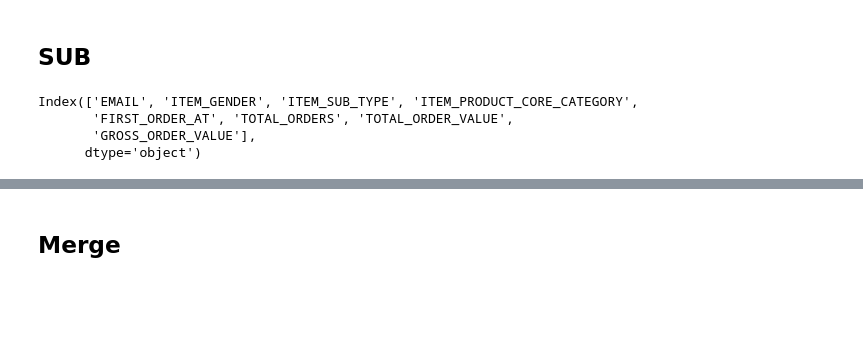
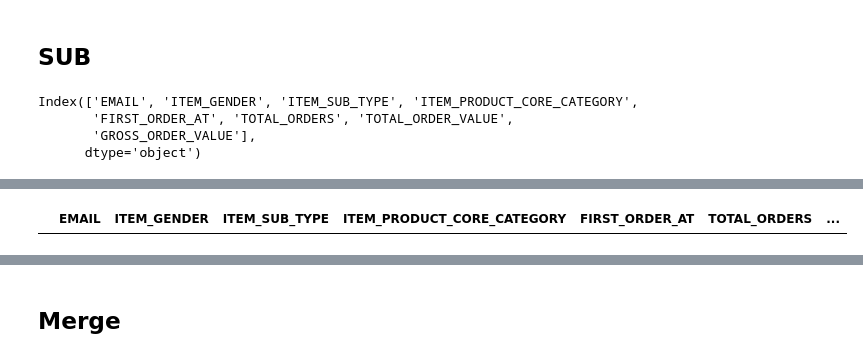
Before and after one commit to meaganlazer/Parking_Tickets_Timeseries, a Jupyter notebook: OrderData.ipynb, the cells around one changed output, grey strips where cells are left out. Cells and saved outputs as stored; diff of their text form; code cells hidden in the pictures; blank space fills up the shorter version.

```diff
--- a/OrderData.ipynb
+++ b/OrderData.ipynb
@@ -242 +263,5 @@ unique emails =  22432
+# %%
+gold.loc[gold['EMAIL']=='101akpatel@gmail.com']
+# %% [output]
+|  | EMAIL | ITEM_GENDER | ITEM_SUB_TYPE | ITEM_PRODUCT_CORE_CATEGORY | FIRST_ORDER_AT | TOTAL_ORDERS | ... |
 # %%
```
Also changed, not shown: parts of 29 cells of this notebook.
